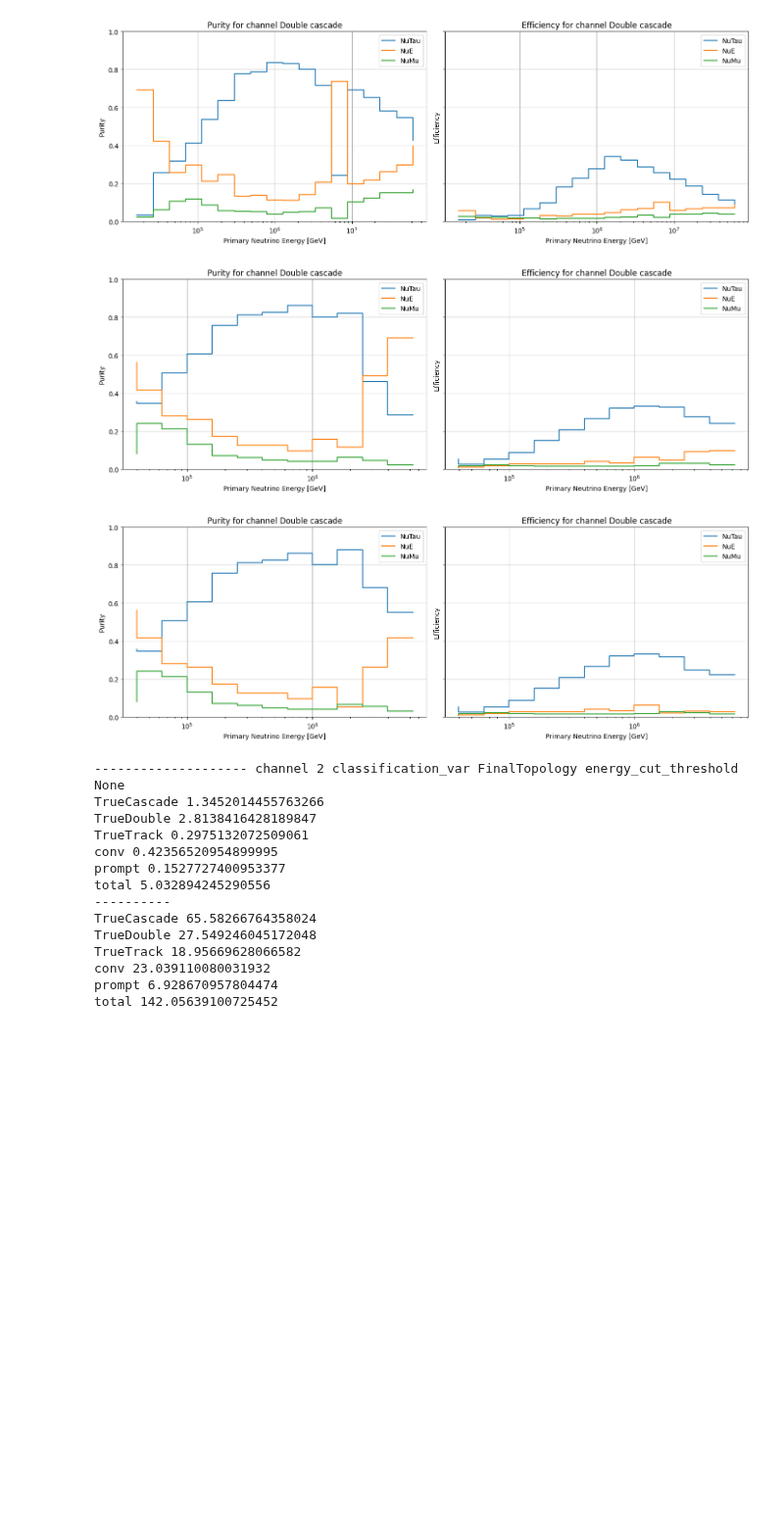
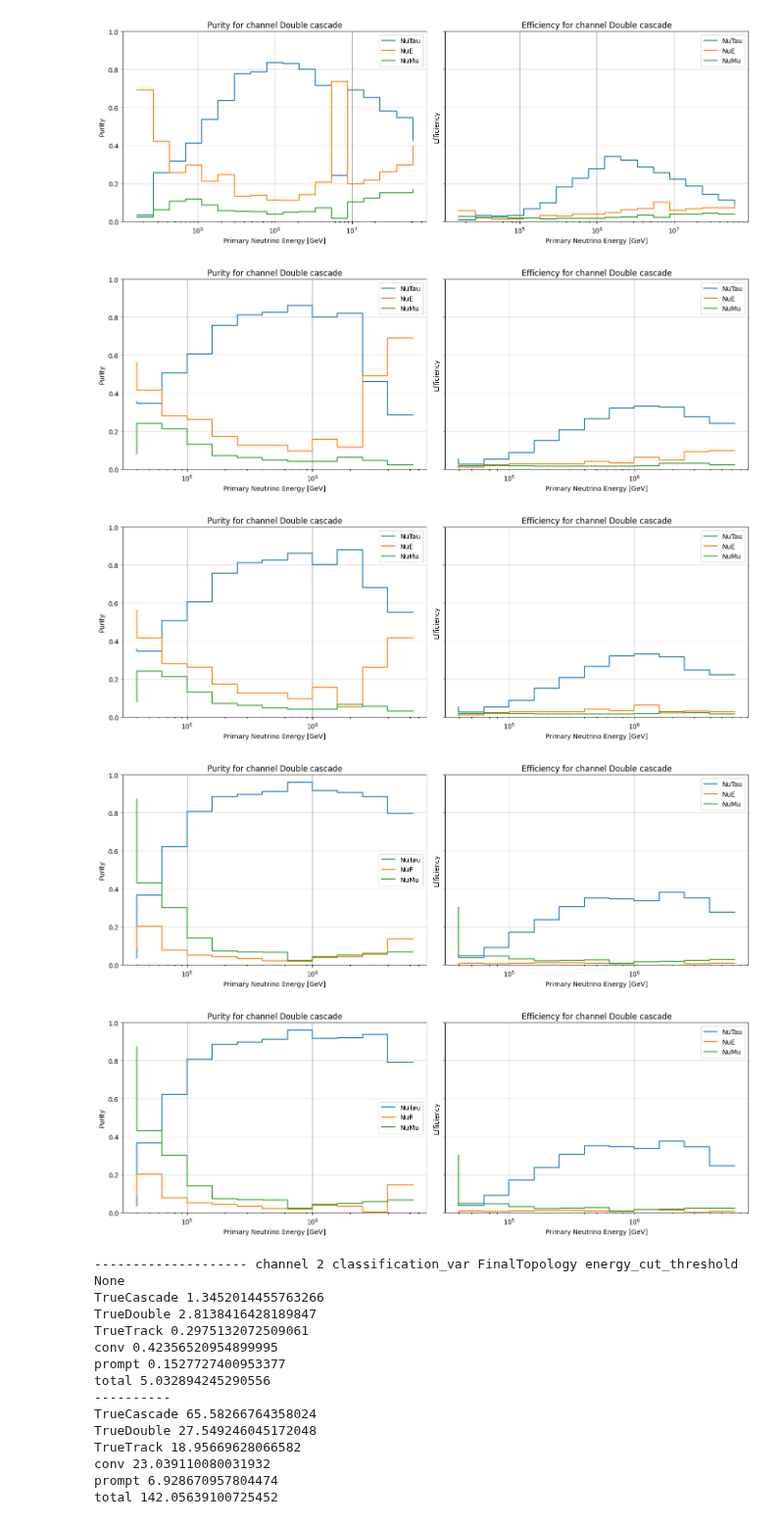
Before and after one commit to icecube/reco_processing, a Jupyter notebook: notebooks/compare_spice_ftp/purity_efficiency_plots.ipynb, the cells around one changed output. Shown at 98% size. Saved outputs shown, nothing was run; the diff lists cells and outputs as text; code cells hidden in the pictures; blank space fills up the shorter version.

Commit message:
add purity eff plots

```diff
--- a/notebooks/compare_spice_ftp/purity_efficiency_plots.ipynb
+++ b/notebooks/compare_spice_ftp/purity_efficiency_plots.ipynb
@@ -107,7 +107,7 @@ def open_datasets( simulation_dataset, keys_to_merge ):
 # %%
 keys_to_merge = {}
 
-keys_to_merge["evtgen_v2_rec_v5"] = {
+keys_to_merge["evtgen_v4_rec_v9"] = {
     "NuE" : ["NuE_midE", "NuE_highE"],
     "NuMu" : ["NuMu_midE", "NuMu_highE"],
     "NuTau" : ["NuTau_midE", "NuTau_highE"],
@@ -143,7 +143,7 @@ Using NuMu
 Using NuTau
 # %%
 dataset_label_dict = {
-    "evtgen_v2_rec_v5" : "ftp-v3",
+    "evtgen_v4_rec_v9" : "ftp-v3",
     "spice_tau_reco" : "spice v3.2.1",
 }
 # %% [markdown]
@@ -365,34 +365,37 @@ def purity_efficiency_flavor_neha_plot(simulation_dataset_name, channel, classif
     ax1.set_xscale('log')
     ax1.set_ylabel('Purity')
     ax1.set_xlabel('Primary Neutrino Energy [GeV]')
     ax1.set_title(f'Purity for channel {channels[channel]}')
     ax1.legend()
     ax1.set_ylim(0, 1)  # <-- Fix y-axis
     ax1.grid(True)
 
     # Efficiency plot
     for flavor in flavors:
         ax2.step(bins[:-1], efficiency[flavor], label=flavor)
     ax2.set_xscale('log')
     ax2.set_ylabel('Efficiency')
     ax2.set_xlabel('Primary Neutrino Energy [GeV]')
     ax2.set_title(f'Efficiency for channel {channels[channel]}')
     ax2.legend()
     ax2.set_ylim(0, 1)  # <-- Fix y-axis
     ax2.grid(True)
 
     plt.tight_layout()
 
     plt.savefig(f"{plotting_path}/purity_efficiency_flavor_neha_{simulation_dataset_name}_classification-{classification_var}_channel-{channel}_energycut-{energy_cut_threshold}.pdf")
 
     plt.show()
 
 purity_efficiency_flavor_neha_plot( "spice_tau_reco", 2, "FinalTopology", 60e3 )
 purity_efficiency_flavor_neha_plot( "spice_tau_reco", 2, "FinalEventClass", 60e3 )
-# purity_efficiency_flavor_plot( simulation_datasets["evtgen_v2_rec_v5"], 2, "FinalTopology", None ) # FinalEventClass
+purity_efficiency_flavor_neha_plot( "evtgen_v4_rec_v9", 2, "FinalTopology", 60e3 )
+purity_efficiency_flavor_neha_plot( "evtgen_v4_rec_v9", 2, "FinalEventClass", 60e3 )
 # %% [output]
 [figure]
 [figure]
+[figure, added]
+[figure, added]
 # %%
 def purity_efficiency_trueclass_plot(simulation_dataset_name, channel, classification_var="FinalTopology", energy_cut_threshold=None):
 
```
Also changed, not shown: parts of 2 cells of this notebook, 11 other files.
